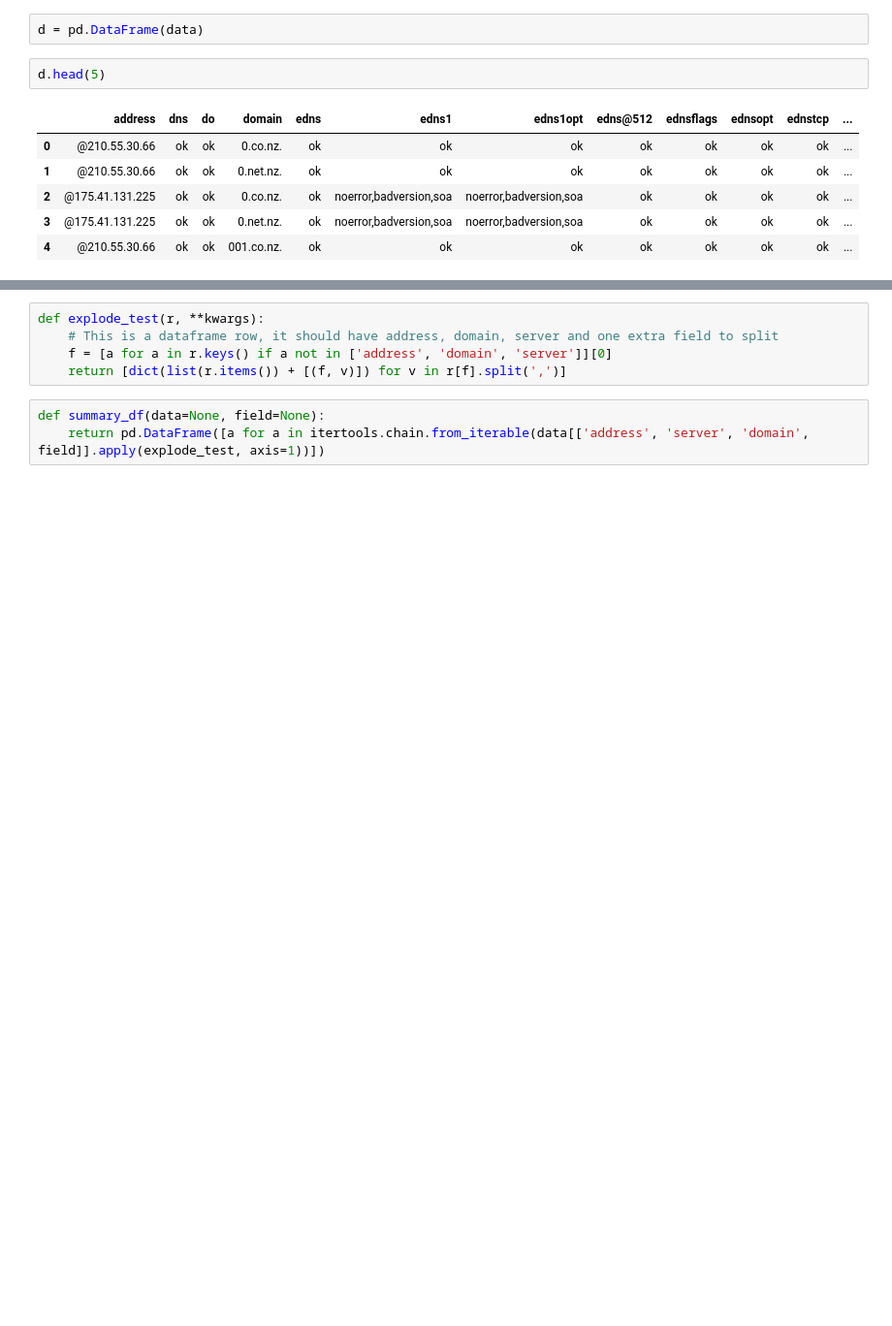
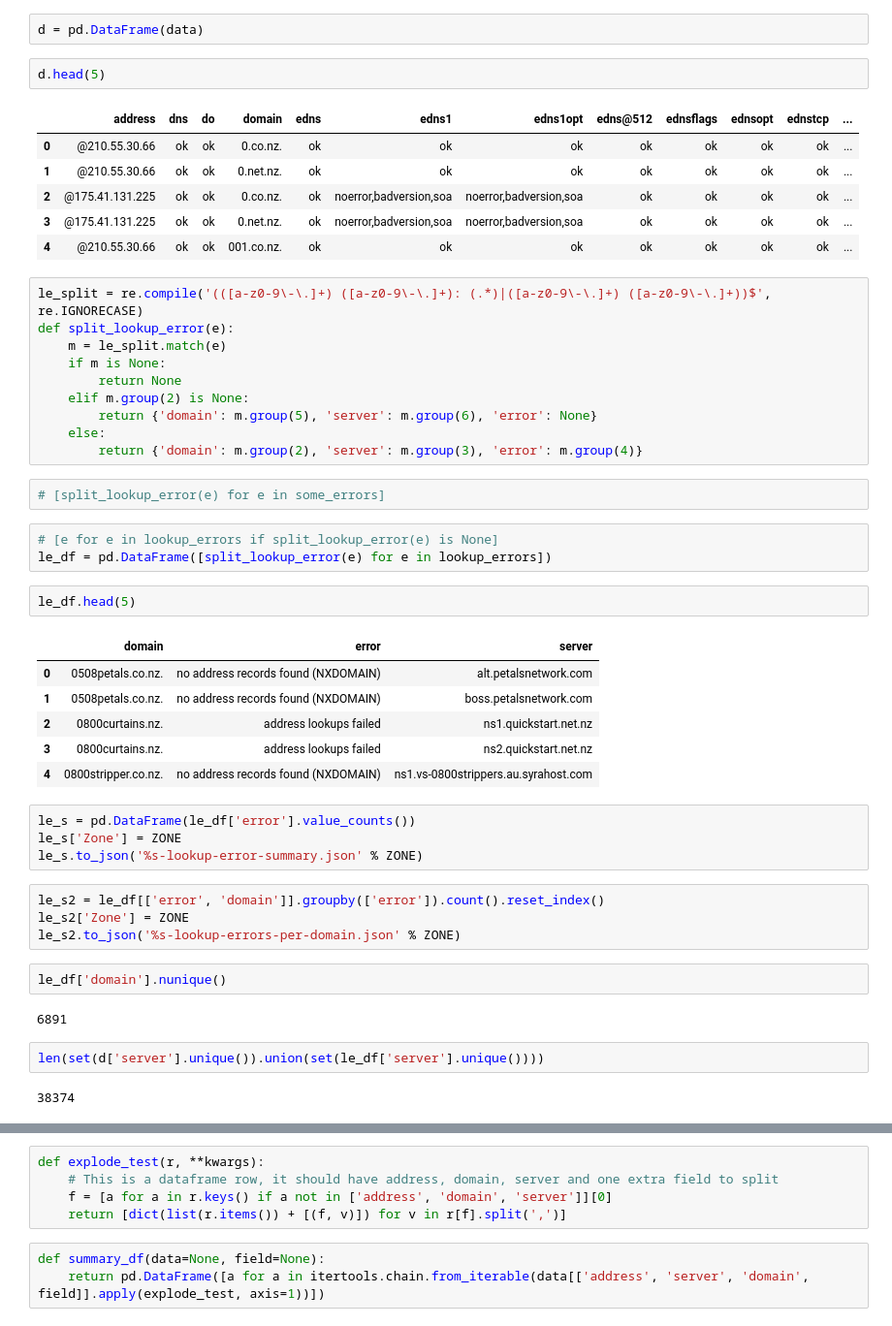
Before and after one commit to InternetNZ/edns-compliance-parser, a Jupyter notebook: analysis/Analyze EDNS compliance results.ipynb, the cells around one changed output, grey strips where cells are left out. Shown at 97% size. Cells and saved outputs as stored; diff of their text form; blank space fills up the shorter version.

Commit message:
Added the generation of aggregated data files to draw comparisons across ccTLDs

```diff
--- a/analysis/Analyze EDNS compliance results.ipynb
+++ b/analysis/Analyze EDNS compliance results.ipynb
@@ -60,3 +63,43 @@ d.head(5)
 | 2 | @175.41.131.225 | ok | ok | 0.co.nz. | ok | noerror,badversion,soa | noerror,badversion,soa | ok | ok | ok | ok | ... |
 | 3 | @175.41.131.225 | ok | ok | 0.net.nz. | ok | noerror,badversion,soa | noerror,badversion,soa | ok | ok | ok | ok | ... |
 | 4 | @210.55.30.66 | ok | ok | 001.co.nz. | ok | ok | ok | ok | ok | ok | ok | ... |
+# %%
+le_split = re.compile('(([a-z0-9\-\.]+) ([a-z0-9\-\.]+): (.*)|([a-z0-9\-\.]+) ([a-z0-9\-\.]+))$', re.IGNORECASE)
+def split_lookup_error(e):
+    m = le_split.match(e)
+    if m is None:
+        return None
+    elif m.group(2) is None:
+        return {'domain': m.group(5), 'server': m.group(6), 'error': None}
+    else:
+        return {'domain': m.group(2), 'server': m.group(3), 'error': m.group(4)}
+# %%
+# [split_lookup_error(e) for e in some_errors]
+# %%
+# [e for e in lookup_errors if split_lookup_error(e) is None]
+le_df = pd.DataFrame([split_lookup_error(e) for e in lookup_errors])
+# %%
+le_df.head(5)
+# %% [output]
+|  | domain | error | server |
+| 0 | 0508petals.co.nz. | no address records found (NXDOMAIN) | alt.petalsnetwork.com |
+| 1 | 0508petals.co.nz. | no address records found (NXDOMAIN) | boss.petalsnetwork.com |
+| 2 | 0800curtains.nz. | address lookups failed | ns1.quickstart.net.nz |
+| 3 | 0800curtains.nz. | address lookups failed | ns2.quickstart.net.nz |
+| 4 | 0800stripper.co.nz. | no address records found (NXDOMAIN) | ns1.vs-0800strippers.au.syrahost.com |
+# %%
+le_s = pd.DataFrame(le_df['error'].value_counts())
+le_s['Zone'] = ZONE
+le_s.to_json('%s-lookup-error-summary.json' % ZONE)
+# %%
+le_s2 = le_df[['error', 'domain']].groupby(['error']).count().reset_index()
+le_s2['Zone'] = ZONE
+le_s2.to_json('%s-lookup-errors-per-domain.json' % ZONE)
+# %%
+le_df['domain'].nunique()
+# %% [output]
+6891
+# %%
+len(set(d['server'].unique()).union(set(le_df['server'].unique())))
+# %% [output]
+38374
```
Also changed, not shown: parts of 17 cells of this notebook.
